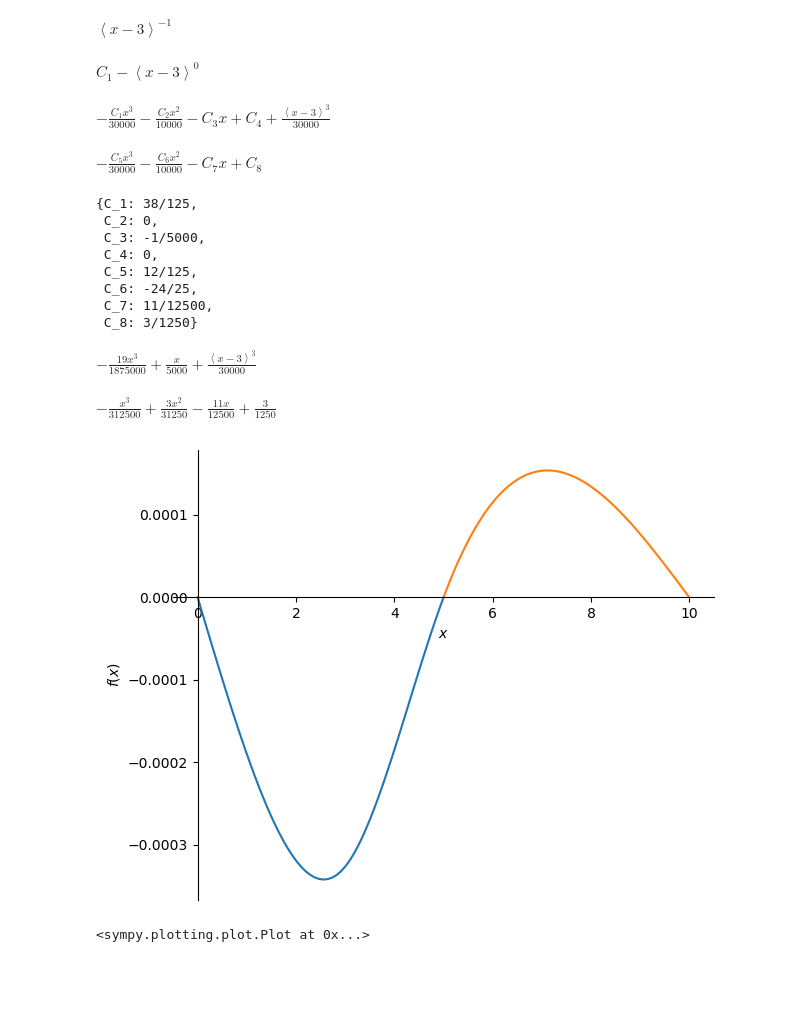
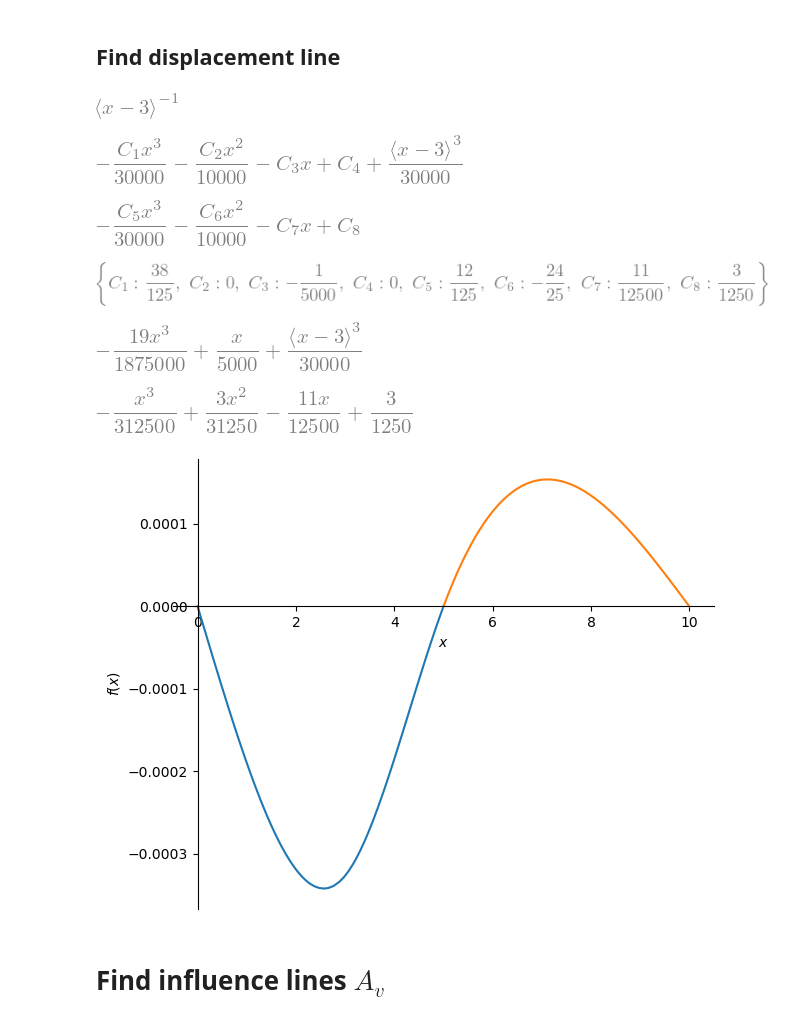
Before and after one commit to TeachBooks/Structural-Mechanics-4, a Jupyter notebook: book/advanced_structural_mechanics/influence_line_3sup/Demo_class.ipynb, the cells around one changed output. Saved outputs shown, nothing was run; the diff lists cells and outputs as text; code cells hidden in the pictures; blank space fills up the shorter version.

```diff
--- a/book/advanced_structural_mechanics/influence_line_3sup/Demo_class.ipynb
+++ b/book/advanced_structural_mechanics/influence_line_3sup/Demo_class.ipynb
@@ -3,32 +8,32 @@ import sympy as sp
 # %%
-x = sp.symbols('x')
+x = sym.symbols('x')
 # %%
 EI = 5000
+# %% [markdown]
+## Find displacement line
 # %%
 q_BC = 0
-q_AB = sp.SingularityFunction(x,3,-1)
+q_AB = sym.SingularityFunction(x,3,-1)
 display(q_AB)
 # %% [output]
-$\displaystyle {\left\langle x - 3 \right\rangle}^{-1}$
+[figure, added]
 # %%
-C_1, C_2, C_3, C_4, C_5, C_6, C_7, C_8 = sp.symbols('C_1, C_2, C_3, C_4, C_5, C_6, C_7, C_8')
-V_AB = - sp.integrate(q_AB,x) + C_1
-display(V_AB)
-M_AB = sp.integrate(V_AB,x) + C_2
+C_1, C_2, C_3, C_4, C_5, C_6, C_7, C_8 = sym.symbols('C_1, C_2, C_3, C_4, C_5, C_6, C_7, C_8')
+V_AB = - sym.integrate(q_AB,x) + C_1
+M_AB = sym.integrate(V_AB,x) + C_2
 kappa_AB = M_AB / EI
-phi_AB = sp.integrate(kappa_AB,x)+C_3
-w_AB = - sp.integrate(phi_AB,x)+C_4
+phi_AB = sym.integrate(kappa_AB,x)+C_3
+w_AB = - sym.integrate(phi_AB,x)+C_4
 display(w_AB)
 # %% [output]
-$\displaystyle C_{1} - {\left\langle x - 3 \right\rangle}^{0}$
-$\displaystyle - \frac{C_{1} x^{3}}{30000} - \frac{C_{2} x^{2}}{10000} - C_{3} x + C_{4} + \frac{{\left\langle x - 3 \right\rangle}^{3}}{30000}$
+[figure, added]
 # %%
-V_BC = - sp.integrate(q_BC,x) + C_5
-M_BC = sp.integrate(V_BC,x) + C_6
+V_BC = - sym.integrate(q_BC,x) + C_5
+M_BC = sym.integrate(V_BC,x) + C_6
 kappa_BC = M_BC / EI
-phi_BC = sp.integrate(kappa_BC,x)+C_7
-w_BC = - sp.integrate(phi_BC,x)+C_8
+phi_BC = sym.integrate(kappa_BC,x)+C_7
+w_BC = - sym.integrate(phi_BC,x)+C_8
 display(w_BC)
 # %% [output]
-$\displaystyle - \frac{C_{5} x^{3}}{30000} - \frac{C_{6} x^{2}}{10000} - C_{7} x + C_{8}$
+[figure, added]
 # %%
@@ -43,28 +48,24 @@ eq8 = sp.Eq(M_BC.subs(x,10),0)
 # %%
-sol = sp.solve([eq1,eq2,eq3,eq4,eq5,eq6,eq7,eq8],[C_1, C_2, C_3, C_4, C_5, C_6, C_7, C_8])
+sol = sym.solve([eq1,eq2,eq3,eq4,eq5,eq6,eq7,eq8],[C_1, C_2, C_3, C_4, C_5, C_6, C_7, C_8])
 display(sol)
 # %% [output]
-{C_1: 38/125,
- C_2: 0,
- C_3: -1/5000,
- C_4: 0,
- C_5: 12/125,
- C_6: -24/25,
- C_7: 11/12500,
- C_8: 3/1250}
+[figure, added]
 # %%
 w_sol_AB = w_AB.subs(sol)
-w_sol_BC = w_BC.subs(sol)
 display(w_sol_AB)
-display(w_sol_BC)
 # %% [output]
-$\displaystyle - \frac{19 x^{3}}{1875000} + \frac{x}{5000} + \frac{{\left\langle x - 3 \right\rangle}^{3}}{30000}$
-$\displaystyle - \frac{x^{3}}{312500} + \frac{3 x^{2}}{31250} - \frac{11 x}{12500} + \frac{3}{1250}$
+[figure, added]
+# %%
+w_sol_BC = w_BC.subs(sol)
+display(w_sol_BC)
+# %% [output]
+[figure, added]
 # %%
-sp.plot((-w_sol_AB,(x,0,5)),(-w_sol_BC,(x,5,10)))
+sym.plot((-w_sol_AB,(x,0,5)),(-w_sol_BC,(x,5,10)));
 # %% [output]
 [figure]
-<sympy.plotting.plot.Plot at 0x...>
+# %% [markdown]
+# Find influence lines $A_v$
 # %%
 q_BC = 0
 q_AB = 0
```
Also changed, not shown: parts of 22 cells of this notebook, 8 other files.
